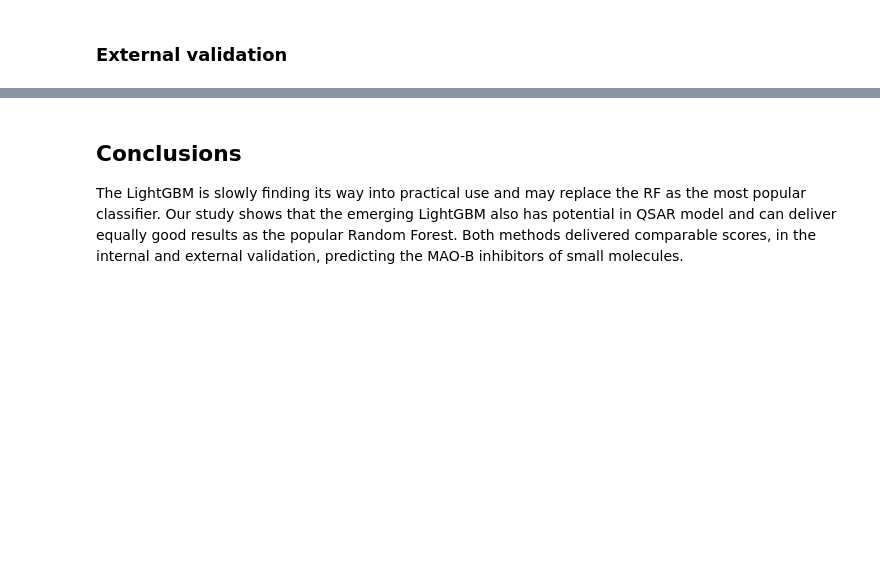
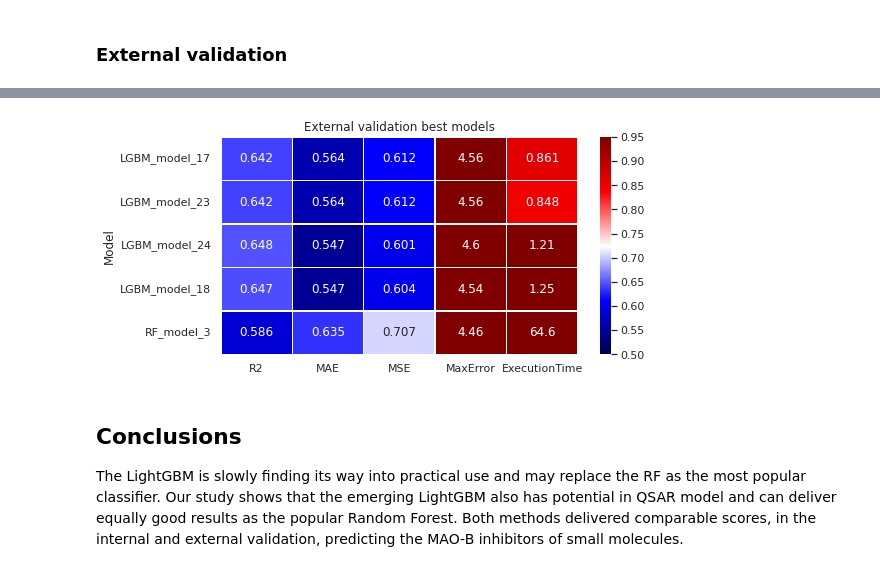
Before and after one commit to stawiskm/QSAR_LightGBM, a Jupyter notebook: MAO_B_Regressor.ipynb, the cells around one changed output, grey strips where cells are left out. Saved outputs shown, nothing was run; the diff lists cells and outputs as text; code cells hidden in the pictures; blank space fills up the shorter version.

```diff
--- a/MAO_B_Regressor.ipynb
+++ b/MAO_B_Regressor.ipynb
@@ -664,11 +1022,12 @@ ModelResultsTable
 # %%
 resultsTable = ModelResultsTable.drop(["Params"],axis=1)
 resultsTable = resultsTable.set_index('Model')
 sns.set(rc = {'figure.figsize':(8,4)})
 ax = sns.heatmap(resultsTable, annot=True, fmt='.3g',linewidths=.5, cmap="seismic",vmin=.50,vmax=.95)
 ax.set(title='External validation best models')
-plt.savefig('result_RF-Vs-BestLGBM2.png', dpi=300, format='png', bbox_inches='tight',
-           dpi=300, format='png', bbox_inches='tight')
+plt.savefig('result_RF-Vs-BestLGBM2.png', dpi=300, format='png', bbox_inches='tight')
+# %% [output]
+[figure, added]
 # %% [markdown]
 ## **Conclusions**
 The LightGBM is slowly finding its way into practical use and may replace the RF as the most popular classifier. Our study shows that the emerging LightGBM also has potential in QSAR model and can deliver equally good results as the popular Random Forest. Both methods delivered comparable scores, in the internal and external validation, predicting the MAO-B inhibitors of small molecules.
```
Also changed, not shown: parts of 54 cells of this notebook.
